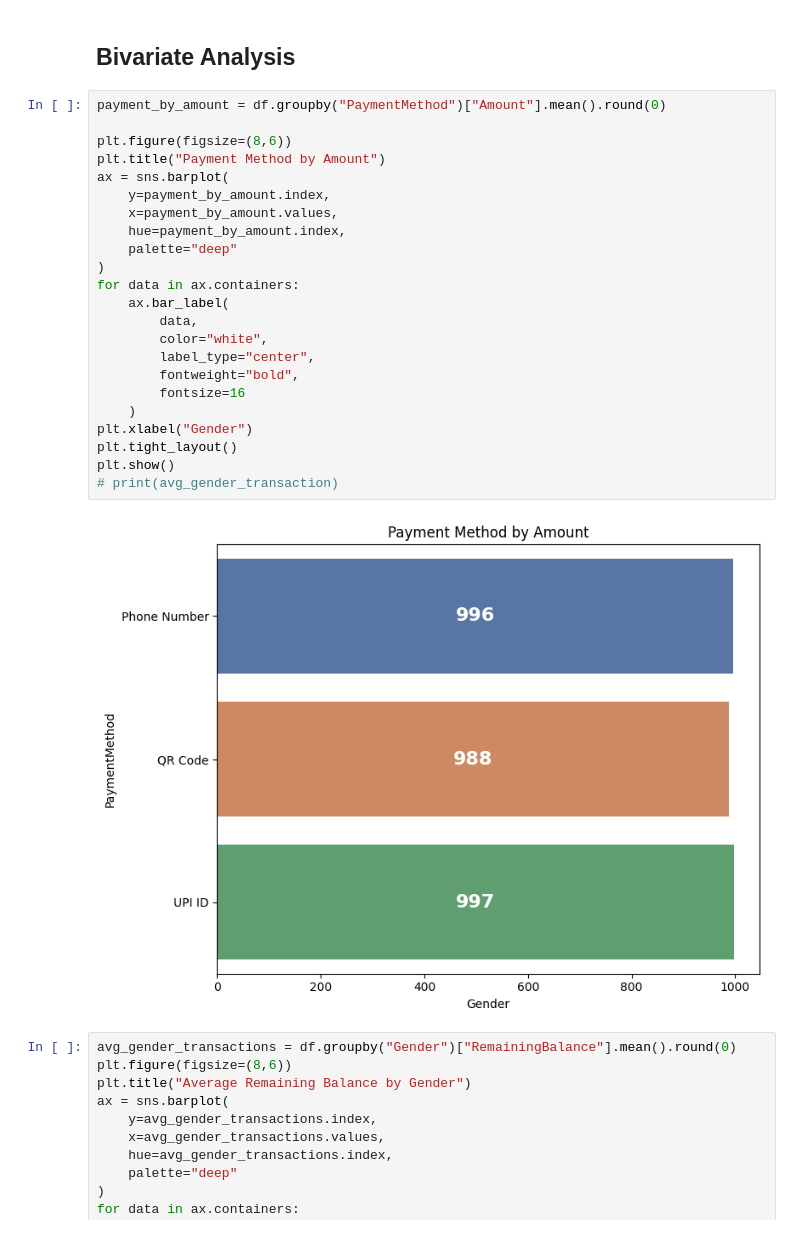
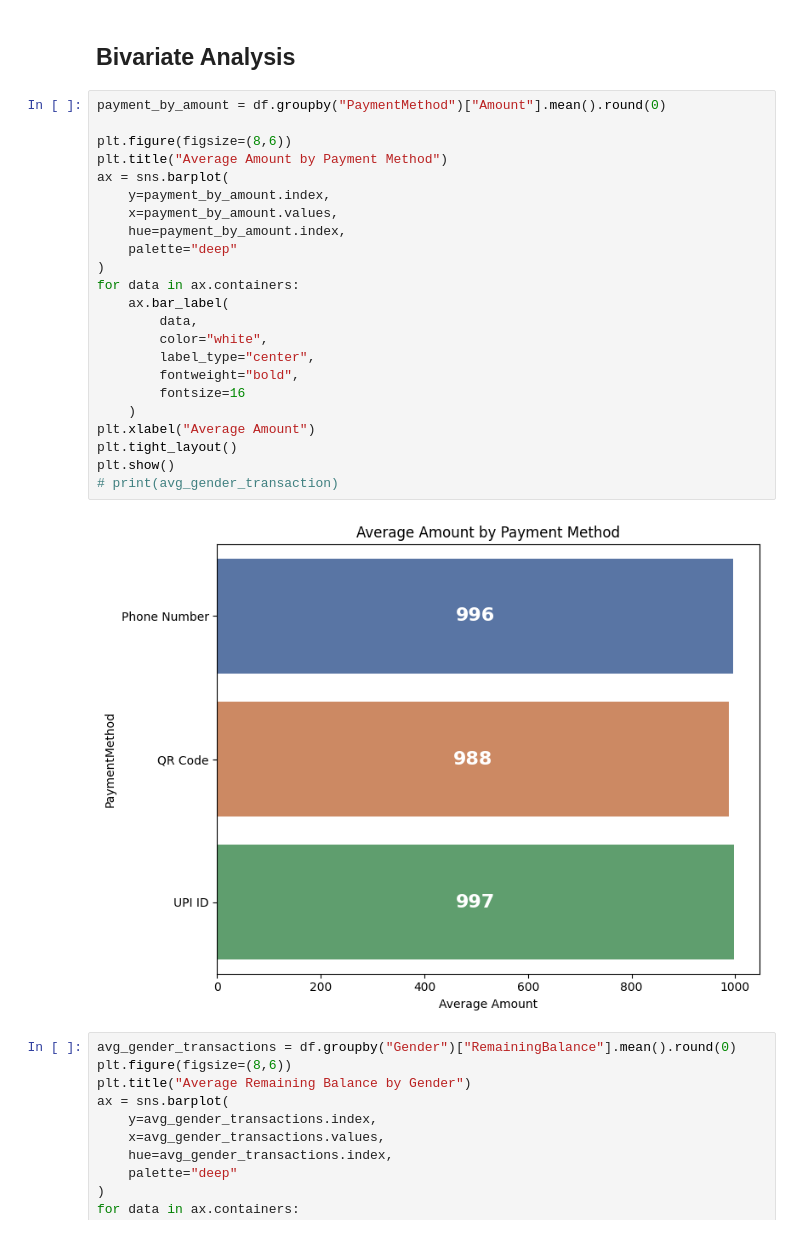
Before and after one commit to farzah14/UPI_Transactions, a Jupyter notebook: upi_transactions_analyst.ipynb, the cells around one changed output. Drawn from its saved outputs; the diff is of its cells as text.

```diff
--- a/upi_transactions_analyst.ipynb
+++ b/upi_transactions_analyst.ipynb
@@ -137,28 +137,28 @@ plt.show()
 # %%
 payment_by_amount = df.groupby("PaymentMethod")["Amount"].mean().round(0)
 
 plt.figure(figsize=(8,6))
-plt.title("Payment Method by Amount")
+plt.title("Average Amount by Payment Method")
 ax = sns.barplot(
     y=payment_by_amount.index,
     x=payment_by_amount.values,
     hue=payment_by_amount.index,
     palette="deep"
 )
 for data in ax.containers:
     ax.bar_label(
         data,
         color="white",
         label_type="center",
         fontweight="bold",
         fontsize=16
     )
-plt.xlabel("Gender")
+plt.xlabel("Average Amount")
 plt.tight_layout()
 plt.show()
 # print(avg_gender_transaction)
 # %% [output]
-[figure, old version]
+[figure, new version]
 # %%
 avg_gender_transactions = df.groupby("Gender")["RemainingBalance"].mean().round(0)
 plt.figure(figsize=(8,6))
```
Also changed, not shown: parts of 6 cells of this notebook, 3 other files.
